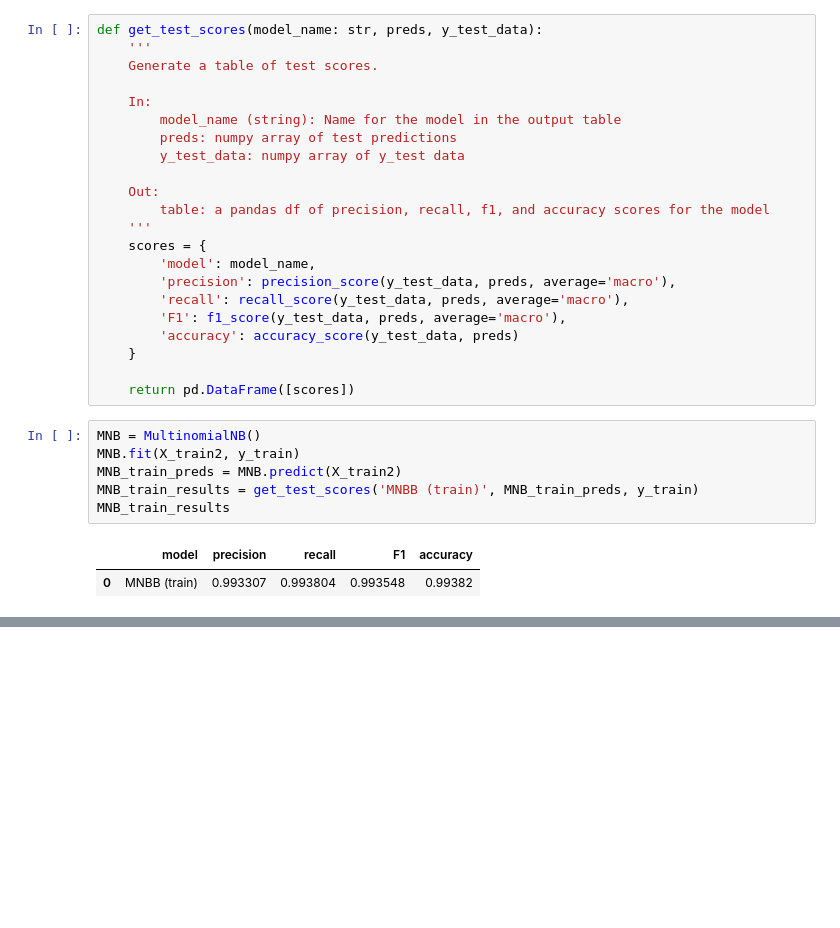
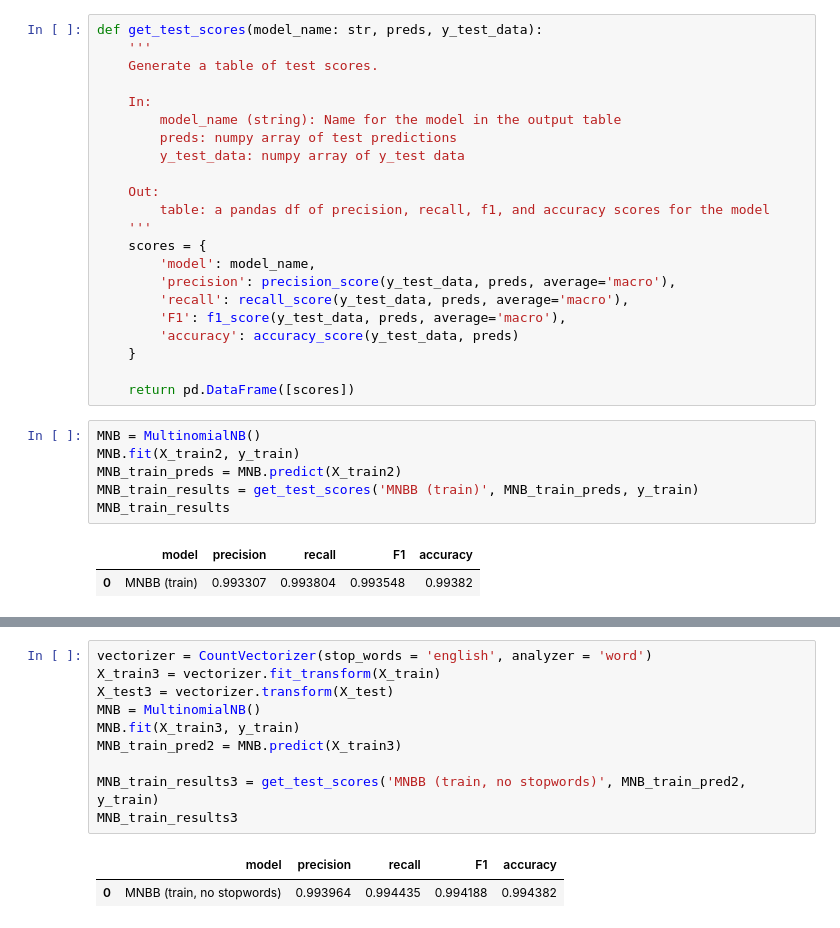
Before and after one commit to Uuranyum/Data_Science_Projects, a Jupyter notebook: bbc-articles-classification.ipynb, the cells around one changed output, grey strips where cells are left out. Cells and saved outputs as stored; diff of their text form; blank space fills up the shorter version.

```diff
--- a/bbc-articles-classification.ipynb
+++ b/bbc-articles-classification.ipynb
@@ -328,0 +336,13 @@ MNB_train_results
+# %%
+vectorizer = CountVectorizer(stop_words = 'english', analyzer = 'word')
+X_train3 = vectorizer.fit_transform(X_train)
+X_test3 = vectorizer.transform(X_test)
+MNB = MultinomialNB()
+MNB.fit(X_train3, y_train)
+MNB_train_pred2 = MNB.predict(X_train3)
+
+MNB_train_results3 = get_test_scores('MNBB (train, no stopwords)', MNB_train_pred2, y_train)
+MNB_train_results3
+# %% [output]
+|  | model | precision | recall | F1 | accuracy |
+| 0 | MNBB (train, no stopwords) | 0.993964 | 0.994435 | 0.994188 | 0.994382 |
```
Also changed, not shown: parts of 11 cells of this notebook.
